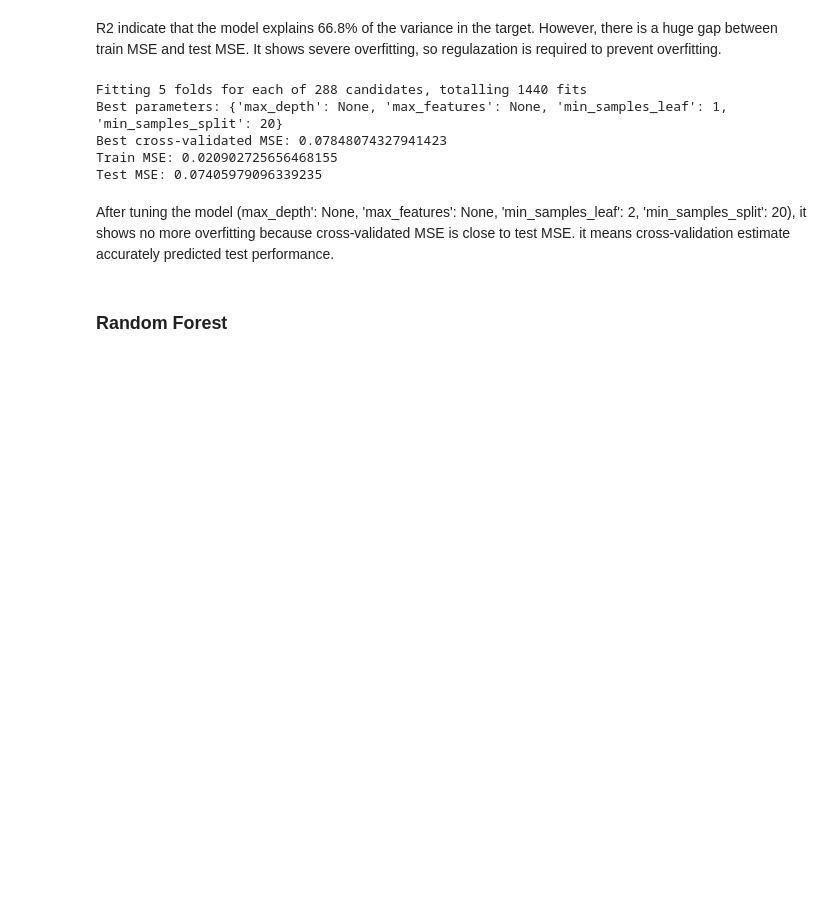
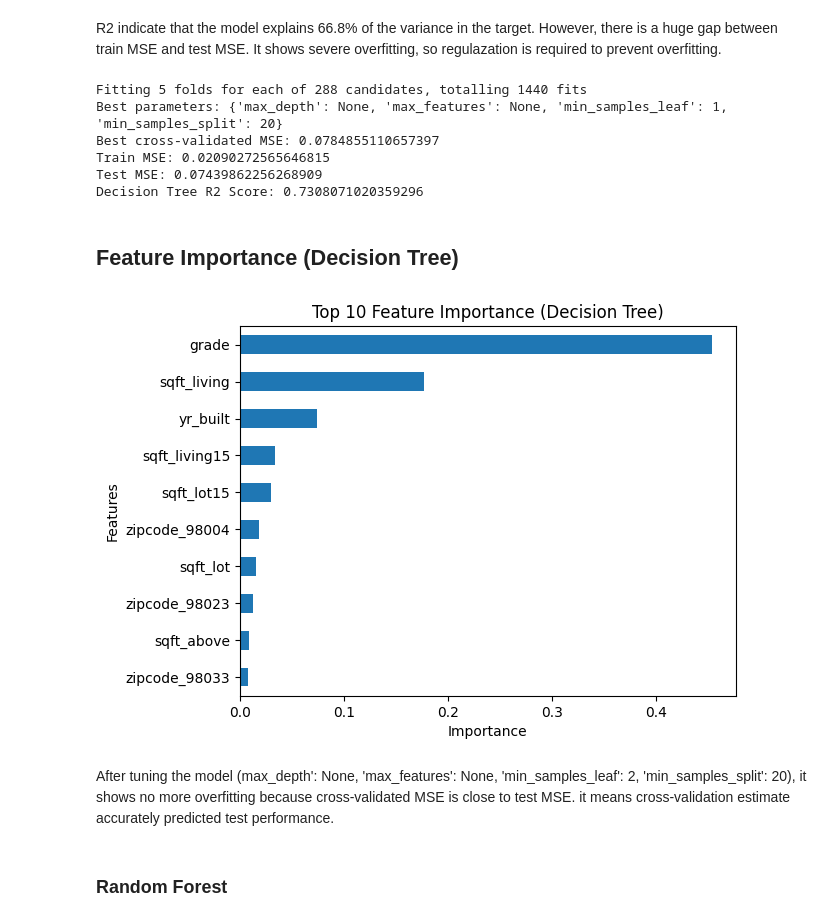
Before and after one commit to RayKwon2040/house-price-prediction, a Jupyter notebook: Prediction_of_house_prices_in_King_County.ipynb, the cells around one changed output. Cells and saved outputs as stored; diff of their text form; code cells hidden in the pictures; blank space fills up the shorter version.

```diff
--- a/Prediction_of_house_prices_in_King_County.ipynb
+++ b/Prediction_of_house_prices_in_King_County.ipynb
@@ -499,6 +522,7 @@ R2 indicate that the model explains 66.8% of the variance in the target. However
 # %%
 #GridSearchCV (Decision Tree)
 
+from sklearn.metrics import r2_score
 from sklearn.model_selection import GridSearchCV
 
 #Define parameter
@@ -532,18 +556,42 @@ y_pred_train_df = best_dt.predict(X_train)
 train_mse_df = mean_squared_error(y_train, y_pred_train_df)
 
 
+
 #Evaluate on test data
 y_pred_test_df = best_dt.predict(X_test)
 test_mse_df = mean_squared_error(y_test, y_pred_test_df)
+test_mae_df = mean_absolute_error(y_test, y_pred_test_df)
+dt_r2_score = r2_score(y_test, y_pred_test_df)
+test_mae_df = mean_absolute_error(y_test, y_pred_test_df)
 
 print("Train MSE:", train_mse_df)
 print("Test MSE:", test_mse_df)
+print(f"Decision Tree R2 Score: {dt_r2_score}")
 # %% [output]
 Fitting 5 folds for each of 288 candidates, totalling 1440 fits
 Best parameters: {'max_depth': None, 'max_features': None, 'min_samples_leaf': 1, 'min_samples_split': 20}
-Best cross-validated MSE: 0.07848074327941423
-Train MSE: 0.020902725656468155
-Test MSE: 0.07405979096339235
+Best cross-validated MSE: 0.0784855110657397
+Train MSE: 0.02090272565646815
+Test MSE: 0.07439862256268909
+Decision Tree R2 Score: 0.7308071020359296
+# %% [markdown]
+## **Feature Importance (Decision Tree)**
+# %%
+
+
+# Convert the NumPy array to a pandas Series for plotting
+importances_dt = pd.Series(best_dt.feature_importances_, index=X_train.columns)
+
+# Select the top 10 features by importance
+top_10_importances_dt = importances_dt.sort_values(ascending=False).head(10)
+
+top_10_importances_dt.sort_values().plot(kind='barh')
+plt.title("Top 10 Feature Importance (Decision Tree)")
+plt.xlabel("Importance")
+plt.ylabel("Features")
+plt.show()
+# %% [output]
+[figure, added]
 # %% [markdown]
 After tuning the model (max_depth': None, 'max_features': None, 'min_samples_leaf': 2, 'min_samples_split': 20), it shows no more overfitting because cross-validated MSE is close to test MSE. it means cross-validation estimate accurately predicted test performance.
 # %% [markdown]
```
Also changed, not shown: parts of 16 cells of this notebook.
